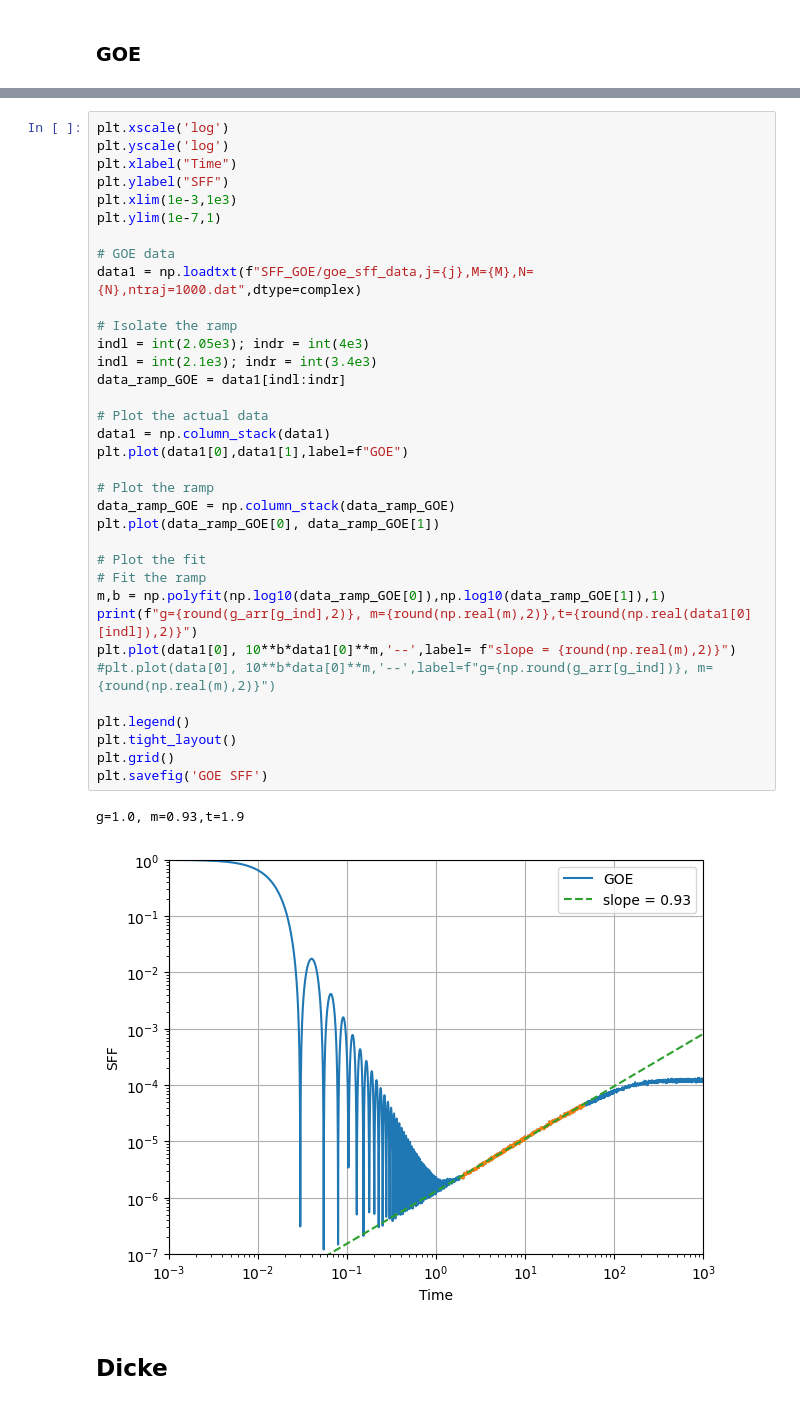
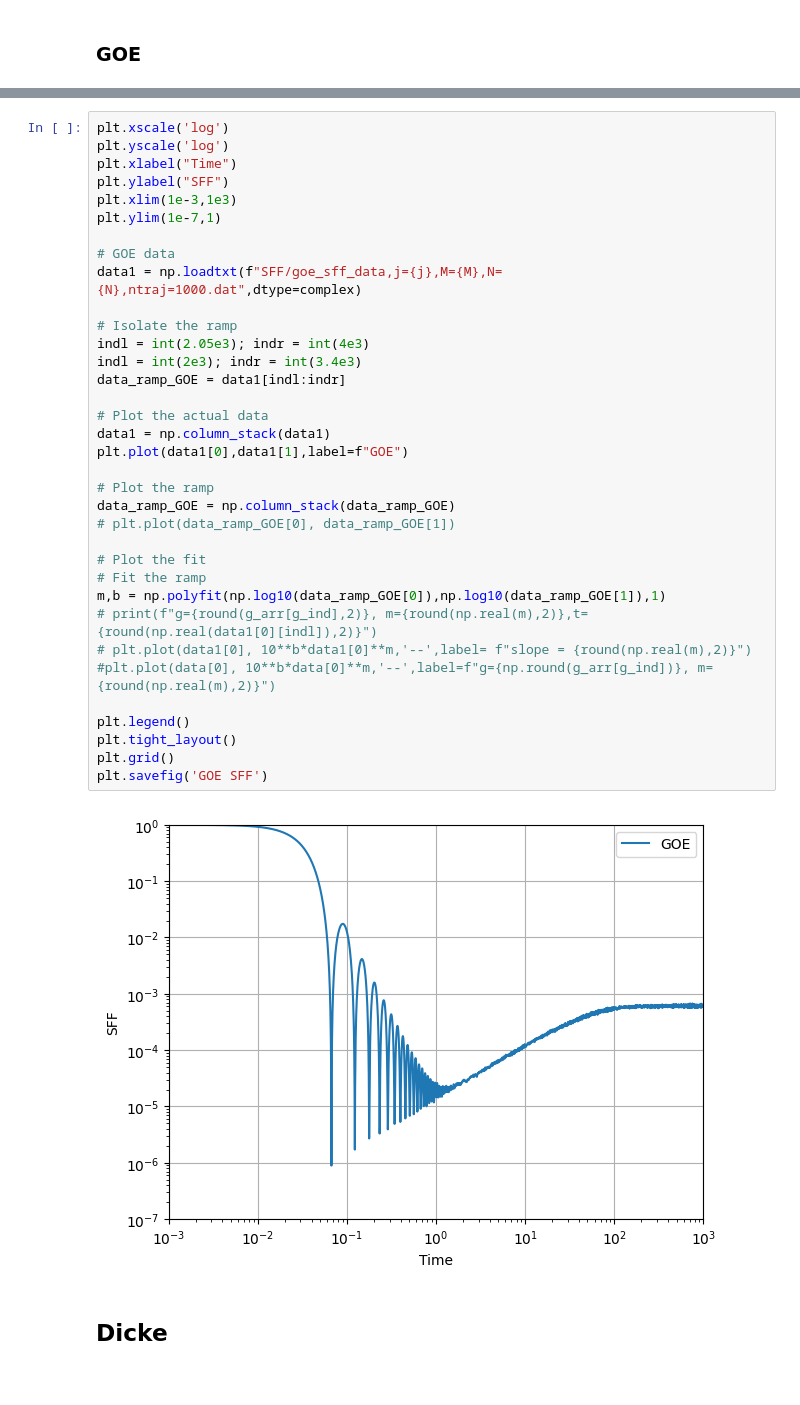
Before and after one commit to prasad42/Dicke_SFF, a Jupyter notebook: plot_SFF_Slope.ipynb, the cells around one changed output, grey strips where cells are left out. Saved outputs shown, nothing was run; the diff lists cells and outputs as text.

```diff
--- a/plot_SFF_Slope.ipynb
+++ b/plot_SFF_Slope.ipynb
@@ -14,40 +23,39 @@ dataList.append(np.loadtxt(f"SFF_GOE/goe_sff_data,j={j},M={M},N={N},ntraj=1000.d
 plt.xscale('log')
 plt.yscale('log')
 plt.xlabel("Time")
 plt.ylabel("SFF")
 plt.xlim(1e-3,1e3)
 plt.ylim(1e-7,1)
 
 # GOE data
-data1 = np.loadtxt(f"SFF_GOE/goe_sff_data,j={j},M={M},N={N},ntraj=1000.dat",dtype=complex)
+data1 = np.loadtxt(f"SFF/goe_sff_data,j={j},M={M},N={N},ntraj=1000.dat",dtype=complex)
 
 # Isolate the ramp
 indl = int(2.05e3); indr = int(4e3)
-indl = int(2.1e3); indr = int(3.4e3)
+indl = int(2e3); indr = int(3.4e3)
 data_ramp_GOE = data1[indl:indr]
 
 # Plot the actual data
 data1 = np.column_stack(data1)
 plt.plot(data1[0],data1[1],label=f"GOE")
 
 # Plot the ramp
 data_ramp_GOE = np.column_stack(data_ramp_GOE)
-plt.plot(data_ramp_GOE[0], data_ramp_GOE[1])
+# plt.plot(data_ramp_GOE[0], data_ramp_GOE[1])
 
 # Plot the fit
 # Fit the ramp
 m,b = np.polyfit(np.log10(data_ramp_GOE[0]),np.log10(data_ramp_GOE[1]),1)
-print(f"g={round(g_arr[g_ind],2)}, m={round(np.real(m),2)},t={round(np.real(data1[0][indl]),2)}")
-plt.plot(data1[0], 10**b*data1[0]**m,'--',label= f"slope = {round(np.real(m),2)}")
+# print(f"g={round(g_arr[g_ind],2)}, m={round(np.real(m),2)},t={round(np.real(data1[0][indl]),2)}")
+# plt.plot(data1[0], 10**b*data1[0]**m,'--',label= f"slope = {round(np.real(m),2)}")
 #plt.plot(data[0], 10**b*data[0]**m,'--',label=f"g={np.round(g_arr[g_ind])}, m={round(np.real(m),2)}")
 
 plt.legend()
 plt.tight_layout()
 plt.grid()
 plt.savefig('GOE SFF')
 # %% [output]
-g=1.0, m=0.93,t=1.9
-[figure, old version]
+[figure, new version]
 # %% [markdown]
 ## Dicke
 # %%
```
Also changed, not shown: parts of 5 cells of this notebook, 6 other files.
